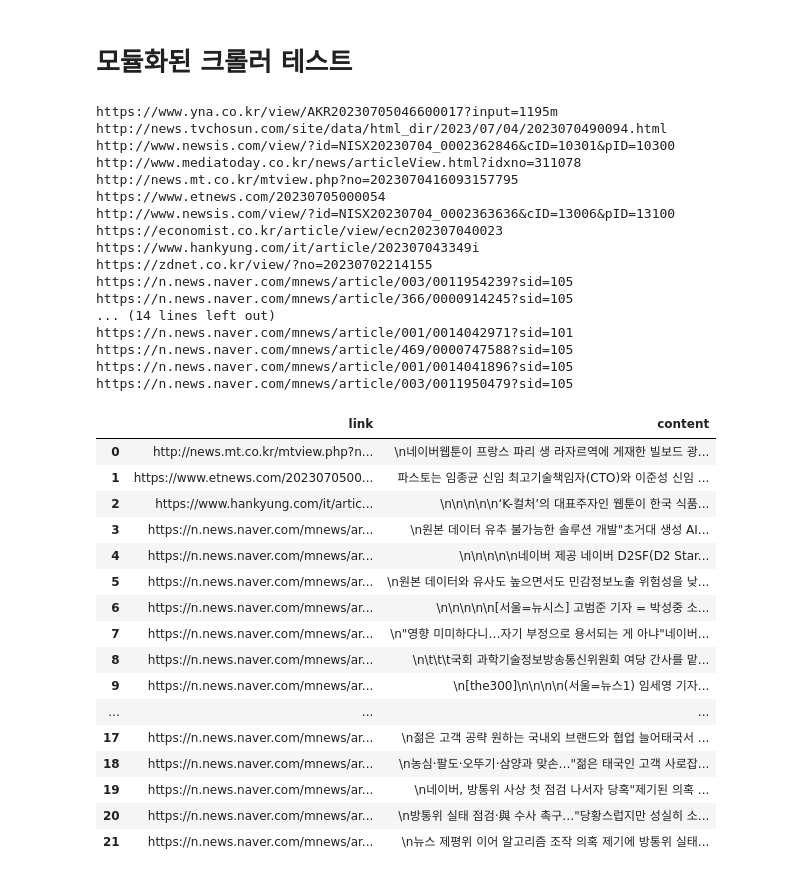
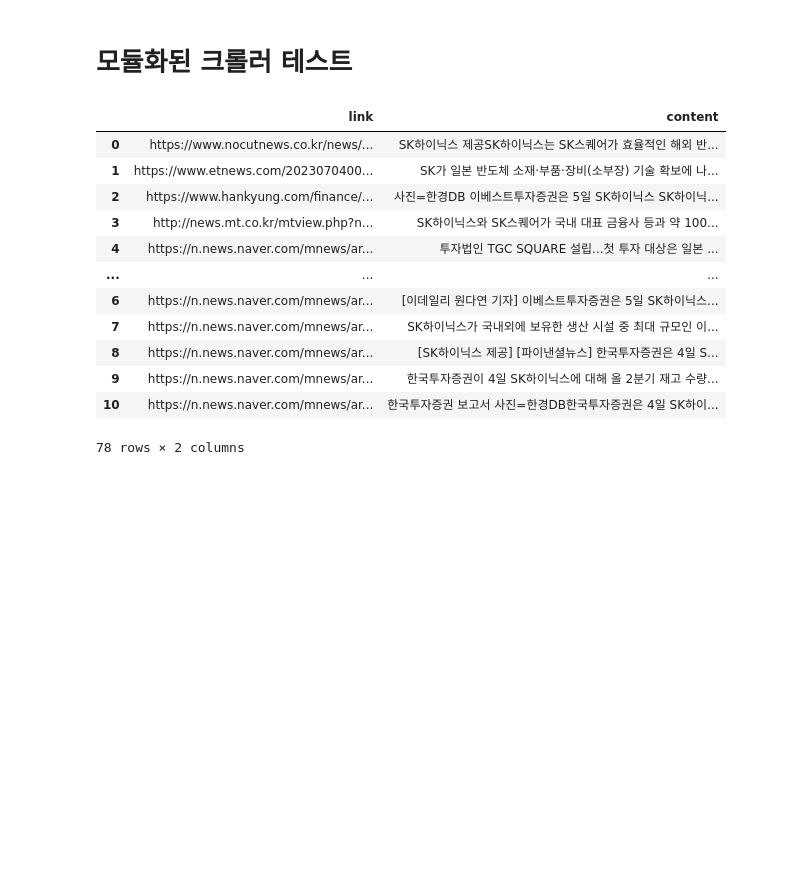
Before and after one commit to parking-place/EZPZ_Project, a Jupyter notebook: modules/crawlers/naver_news_crawler.ipynb, the cells around one changed output. Drawn from its saved outputs; the diff is of its cells as text; code cells hidden in the pictures; blank space fills up the shorter version.

```diff
--- a/modules/crawlers/naver_news_crawler.ipynb
+++ b/modules/crawlers/naver_news_crawler.ipynb
@@ -165,41 +165,20 @@ https://www.hankookilbo.com/News/Read/A2023070412520001649?did=NA
 # %%
 from naver_news_crawler import get_news
 
-get_news('네이버')
+get_news('SK 하이닉스')
 # %% [output]
+|  | link | content |
+| 0 | https://www.nocutnews.co.kr/news/... | SK하이닉스 제공SK하이닉스는 SK스퀘어가 효율적인 해외 반... |
+| 1 | https://www.etnews.com/2023070400... | SK가 일본 반도체 소재·부품·장비(소부장) 기술 확보에 나... |
+| 2 | https://www.hankyung.com/finance/... | 사진=한경DB 이베스트투자증권은 5일 SK하이닉스 SK하이닉... |
+| 3 | http://news.mt.co.kr/mtview.php?n... | SK하이닉스와 SK스퀘어가 국내 대표 금융사 등과 약 100... |
+| 4 | https://n.news.naver.com/mnews/ar... | 투자법인 TGC SQUARE 설립...첫 투자 대상은 일본 ... |
+| ... | ... | ... |
+| 6 | https://n.news.naver.com/mnews/ar... | [이데일리 원다연 기자] 이베스트투자증권은 5일 SK하이닉스... |
+| 7 | https://n.news.naver.com/mnews/ar... | SK하이닉스가 국내외에 보유한 생산 시설 중 최대 규모인 이... |
+| 8 | https://n.news.naver.com/mnews/ar... | [SK하이닉스 제공] [파이낸셜뉴스] 한국투자증권은 4일 S... |
+| 9 | https://n.news.naver.com/mnews/ar... | 한국투자증권이 4일 SK하이닉스에 대해 올 2분기 재고 수량... |
+| 10 | https://n.news.naver.com/mnews/ar... | 한국투자증권 보고서 사진=한경DB한국투자증권은 4일 SK하이... |
-https://www.yna.co.kr/view/AKR20230705046600017?input=1195m
-http://news.tvchosun.com/site/data/html_dir/2023/07/04/2023070490094.html
-http://www.newsis.com/view/?id=NISX20230704_0002362846&cID=10301&pID=10300
-http://www.mediatoday.co.kr/news/articleView.html?idxno=311078
-http://news.mt.co.kr/mtview.php?no=2023070416093157795
-https://www.etnews.com/20230705000054
-http://www.newsis.com/view/?id=NISX20230704_0002363636&cID=13006&pID=13100
-https://economist.co.kr/article/view/ecn202307040023
-https://www.hankyung.com/it/article/202307043349i
-https://zdnet.co.kr/view/?no=20230702214155
-https://n.news.naver.com/mnews/article/003/0011954239?sid=105
-https://n.news.naver.com/mnews/article/366/0000914245?sid=105
-... (14 lines left out)
-https://n.news.naver.com/mnews/article/001/0014042971?sid=101
-https://n.news.naver.com/mnews/article/469/0000747588?sid=105
-https://n.news.naver.com/mnews/article/001/0014041896?sid=105
-https://n.news.naver.com/mnews/article/003/0011950479?sid=105
+78 rows × 2 columns
-|  | link | content |
-| 0 | http://news.mt.co.kr/mtview.php?n... | \n네이버웹툰이 프랑스 파리 생 라자르역에 게재한 빌보드 광... |
-| 1 | https://www.etnews.com/2023070500... | 파스토는 임종균 신임 최고기술책임자(CTO)와 이준성 신임 ... |
-| 2 | https://www.hankyung.com/it/artic... | \n\n\n\n\n‘K-컬처’의 대표주자인 웹툰이 한국 식품... |
-| 3 | https://n.news.naver.com/mnews/ar... | \n원본 데이터 유추 불가능한 솔루션 개발"초거대 생성 AI... |
-| 4 | https://n.news.naver.com/mnews/ar... | \n\n\n\n\n네이버 제공 네이버 D2SF(D2 Star... |
-| 5 | https://n.news.naver.com/mnews/ar... | \n원본 데이터와 유사도 높으면서도 민감정보노출 위험성을 낮... |
-| 6 | https://n.news.naver.com/mnews/ar... | \n\n\n\n\n[서울=뉴시스] 고범준 기자 = 박성중 소... |
-| 7 | https://n.news.naver.com/mnews/ar... | \n"영향 미미하다니…자기 부정으로 용서되는 게 아냐"네이버... |
-| 8 | https://n.news.naver.com/mnews/ar... | \n\t\t\t국회 과학기술정보방송통신위원회 여당 간사를 맡... |
-| 9 | https://n.news.naver.com/mnews/ar... | \n[the300]\n\n\n\n(서울=뉴스1) 임세영 기자... |
-| ... | ... | ... |
-| 17 | https://n.news.naver.com/mnews/ar... | \n젊은 고객 공략 원하는 국내외 브랜드와 협업 늘어태국서 ... |
-| 18 | https://n.news.naver.com/mnews/ar... | \n농심·팔도·오뚜기·삼양과 맞손…"젊은 태국인 고객 사로잡... |
-| 19 | https://n.news.naver.com/mnews/ar... | \n네이버, 방통위 사상 첫 점검 나서자 당혹"제기된 의혹 ... |
-| 20 | https://n.news.naver.com/mnews/ar... | \n방통위 실태 점검·與 수사 촉구…"당황스럽지만 성실히 소... |
-| 21 | https://n.news.naver.com/mnews/ar... | \n뉴스 제평위 이어 알고리즘 조작 의혹 제기에 방통위 실태... |
 # %%
 'https://search.naver.com/search.naver?where=news&sm=tab_pge&query={comp_name}sort=0&photo=0&field=0&pd=0&ds=&de=&cluster_rank=79&mynews=0&office_type=0&office_section_code=0&news_office_checked=&nso=so:r,p:all,a:all&start={page_num}'
```
Also changed, not shown: 2 other files.
